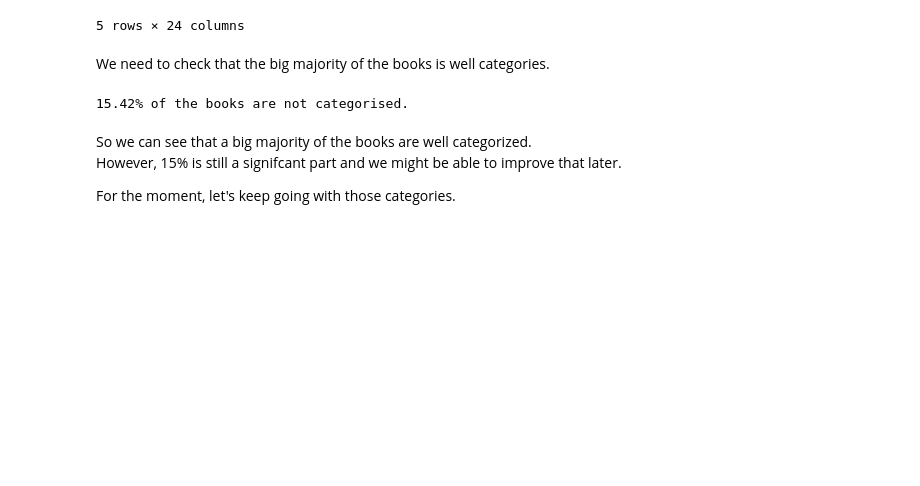
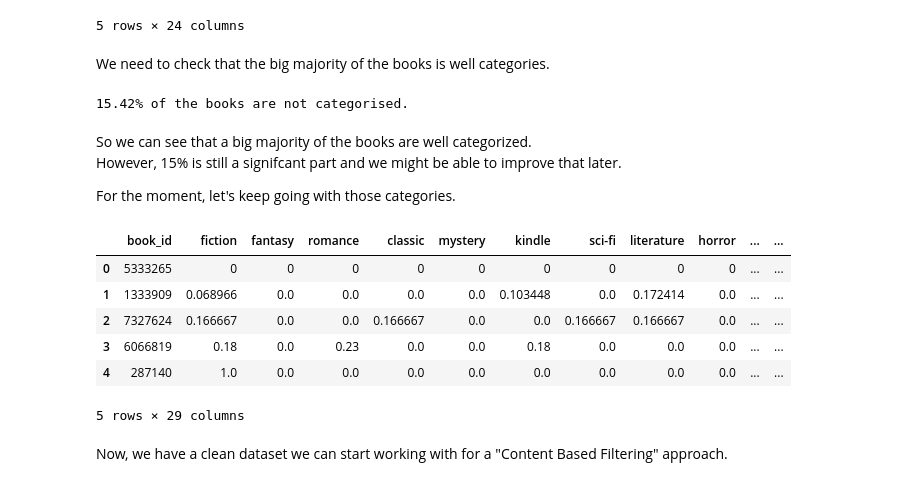
Before and after one commit to Benjouzz/DS50_backend, a Jupyter notebook: dataset_exploration.ipynb, the cells around one changed output. Cells and saved outputs as stored; diff of their text form; code cells hidden in the pictures; blank space fills up the shorter version.

Commit message:
end cat exploration + export processed dataset for item item filter

```diff
--- a/dataset_exploration.ipynb
+++ b/dataset_exploration.ipynb
@@ -299,0 +389,4 @@ print(stem_categories)
+# %%
+publication_year.fillna(0, inplace=True)
+publication_year[publication_year < 1960] = 1960
+publication_year.head()
@@ -299,0 +400,4 @@ print(stem_categories)
+# %%
+# MinMax Normalization
+publication_year = (publication_year - publication_year.min())/(publication_year.max()-publication_year.min())
+publication_year.head()
@@ -299,0 +430,9 @@ print(stem_categories)
+# %%
+top_format = ['Paperback', 'Hardcover', 'ebook', 'Kindle Edition', 'Mass Market Paperback', 'Audiobook']
+book_format = books['format']
+book_format.fillna('Undefined', inplace=True)
+book_format.replace('ebook','Ebook', inplace=True)
+book_format = book_format.apply(lambda x : 'Audiobook' if 'Aud' in x else x)
+book_format = book_format.apply(lambda x : 'Other' if x not in top_format and x != 'Undefined' else x)
+
+book_format.head(5)
@@ -299,0 +468,3 @@ print(stem_categories)
+# %%
+is_series = books['series'].apply(lambda x: int(bool((x))))
+is_series.head()
@@ -362,3 +540,22 @@ So we can see that a big majority of the books are well categorized.\
 However, 15% is still a signifcant part and we might be able to improve that later.
 
 For the moment, let's keep going with those categories.
+# %%
+#Add the last features
+features['author'] = author
+features['publisher'] = books['publisher']
+features['year'] = publication_year
+features['format'] = book_format
+features['is_series'] = is_series
+
+features.head()
+# %% [output]
+|  | book_id | fiction | fantasy | romance | classic | mystery | kindle | sci-fi | literature | horror | ... | ... |
+| 0 | 5333265 | 0 | 0 | 0 | 0 | 0 | 0 | 0 | 0 | 0 | ... | ... |
+| 1 | 1333909 | 0.068966 | 0.0 | 0.0 | 0.0 | 0.0 | 0.103448 | 0.0 | 0.172414 | 0.0 | ... | ... |
+| 2 | 7327624 | 0.166667 | 0.0 | 0.0 | 0.166667 | 0.0 | 0.0 | 0.166667 | 0.166667 | 0.0 | ... | ... |
+| 3 | 6066819 | 0.18 | 0.0 | 0.23 | 0.0 | 0.0 | 0.18 | 0.0 | 0.0 | 0.0 | ... | ... |
+| 4 | 287140 | 1.0 | 0.0 | 0.0 | 0.0 | 0.0 | 0.0 | 0.0 | 0.0 | 0.0 | ... | ... |
+5 rows × 29 columns
+# %% [markdown]
+Now, we have a clean dataset we can start working with for a "Content Based Filtering" approach.
```
Also changed, not shown: parts of 24 cells of this notebook, 1 other file.
